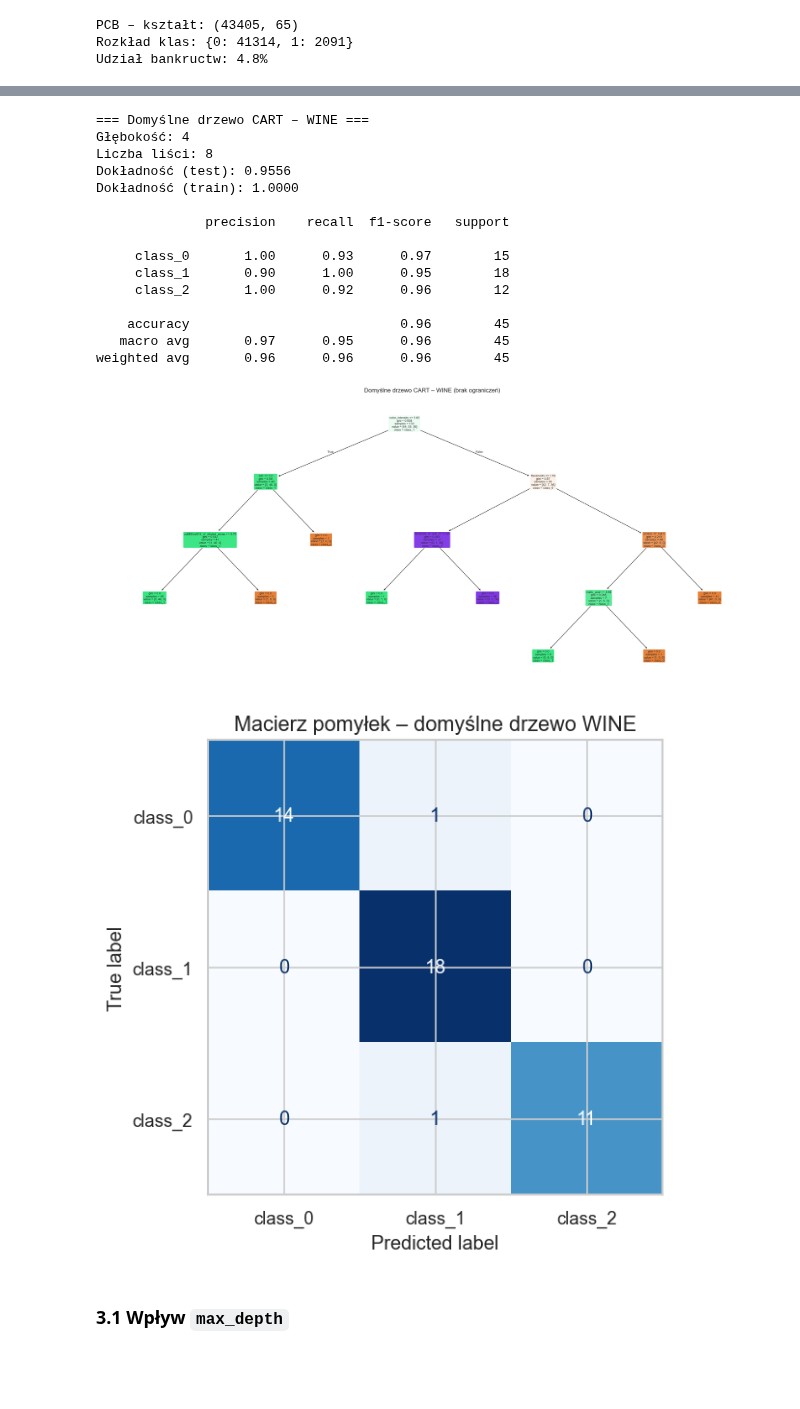
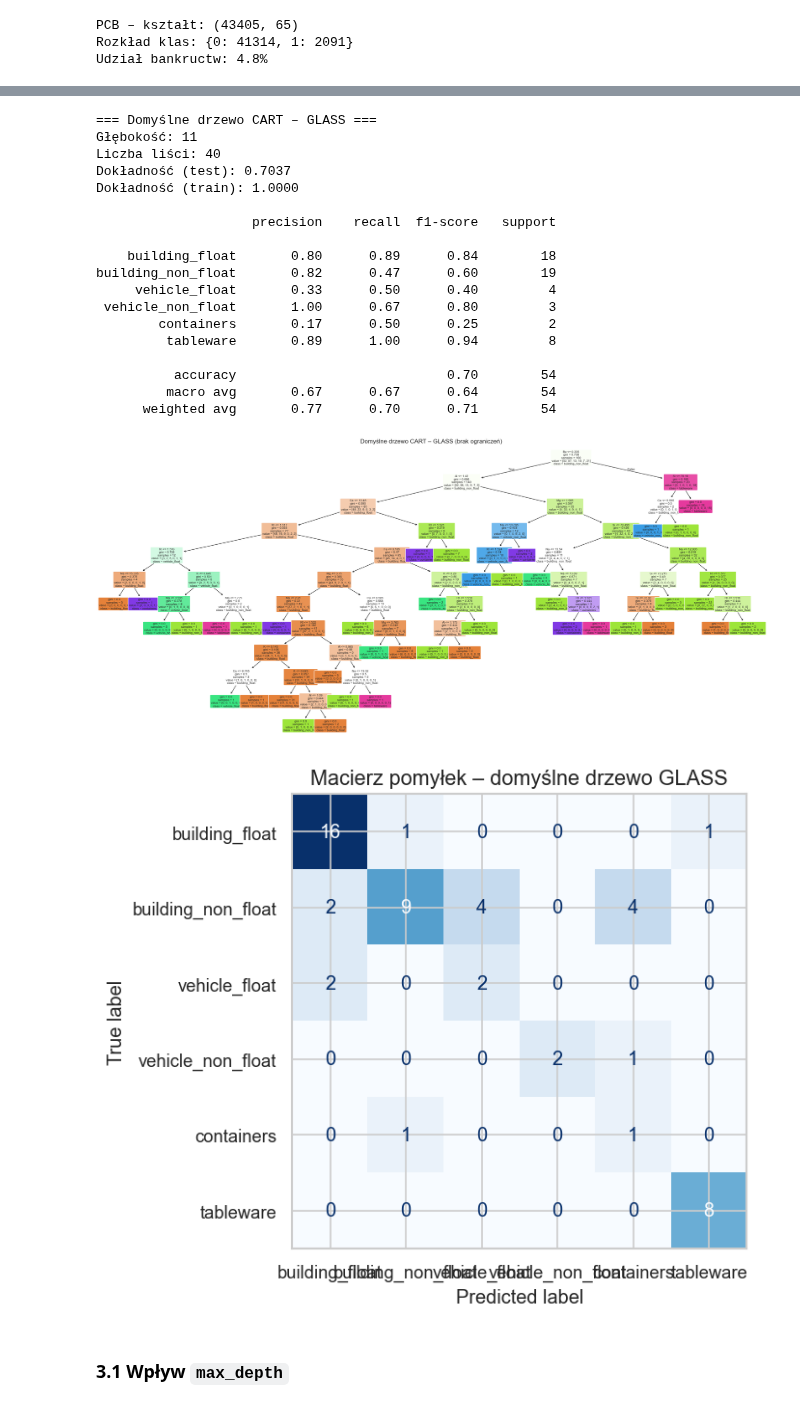
Before and after one commit to jkociecki/machine-learning-pwr, a Jupyter notebook: lab-04/lab3_CART_drzewa_decyzyjne.ipynb, the cells around one changed output, grey strips where cells are left out. Cells and saved outputs as stored; diff of their text form; code cells hidden in the pictures; blank space fills up the shorter version.

```diff
--- a/lab-04/lab3_CART_drzewa_decyzyjne.ipynb
+++ b/lab-04/lab3_CART_drzewa_decyzyjne.ipynb
@@ -72,0 +44,17 @@ Name: count, dtype: int64
+# %%
+from ucimlrepo import fetch_ucirepo
+
+glass_repo = fetch_ucirepo(id=42)
+X_glass = glass_repo.data.features
+y_glass = glass_repo.data.targets.iloc[:, 0].rename('class')
+
+class_names_glass = {
+    1:'building_float', 2:'building_non_float', 3:'vehicle_float',
+    5:'vehicle_non_float', 6:'containers', 7:'tableware'
+}
+target_names_glass = [class_names_glass[k] for k in sorted(y_glass.unique())]
+
+print(f'Kształt danych: {X_glass.shape}')
+print(f'Klasy: {target_names_glass}')
+print(f'Rozkład klas:\n{y_glass.value_counts().sort_index()}')
+X_glass.describe().T
@@ -124,61 +134,64 @@ Udział bankructw: 4.8%
 # %%
 # Podział danych
-X_tr_w, X_te_w, y_tr_w, y_te_w = train_test_split(
-    X_wine, y_wine, test_size=0.25, random_state=42, stratify=y_wine
+X_tr_g, X_te_g, y_tr_g, y_te_g = train_test_split(
+    X_glass, y_glass, test_size=0.25, stratify=y_glass
 )
 
 # Domyślne drzewo
-dt_default = DecisionTreeClassifier(random_state=42)
-dt_default.fit(X_tr_w, y_tr_w)
-y_pred_default = dt_default.predict(X_te_w)
+dt_default = DecisionTreeClassifier()
+dt_default.fit(X_tr_g, y_tr_g)
+y_pred_default = dt_default.predict(X_te_g)
 
-print('=== Domyślne drzewo CART – WINE ===')
+print('=== Domyślne drzewo CART – GLASS ===')
 print(f'Głębokość: {dt_default.get_depth()}')
 print(f'Liczba liści: {dt_default.get_n_leaves()}')
-print(f'Dokładność (test): {accuracy_score(y_te_w, y_pred_default):.4f}')
-print(f'Dokładność (train): {accuracy_score(y_tr_w, dt_default.predict(X_tr_w)):.4f}')
+print(f'Dokładność (test): {accuracy_score(y_te_g, y_pred_default):.4f}')
+print(f'Dokładność (train): {accuracy_score(y_tr_g, dt_default.predict(X_tr_g)):.4f}')
 print()
-print(classification_report(y_te_w, y_pred_default,
-                             target_names=wine.target_names))
+print(classification_report(y_te_g, y_pred_default,
+                             target_names=target_names_glass))
 # %% [output]
-=== Domyślne drzewo CART – WINE ===
-Głębokość: 4
-Liczba liści: 8
-Dokładność (test): 0.9556
+=== Domyślne drzewo CART – GLASS ===
+Głębokość: 11
+Liczba liści: 40
+Dokładność (test): 0.7037
 Dokładność (train): 1.0000
 
-              precision    recall  f1-score   support
+                    precision    recall  f1-score   support
 
-     class_0       1.00      0.93      0.97        15
-     class_1       0.90      1.00      0.95        18
-     class_2       1.00      0.92      0.96        12
+    building_float       0.80      0.89      0.84        18
+building_non_float       0.82      0.47      0.60        19
+     vehicle_float       0.33      0.50      0.40         4
+ vehicle_non_float       1.00      0.67      0.80         3
+        containers       0.17      0.50      0.25         2
+         tableware       0.89      1.00      0.94         8
 
-    accuracy                           0.96        45
-   macro avg       0.97      0.95      0.96        45
-weighted avg       0.96      0.96      0.96        45
+          accuracy                           0.70        54
+         macro avg       0.67      0.67      0.64        54
+      weighted avg       0.77      0.70      0.71        54
 # %%
 fig, ax = plt.subplots(figsize=(22, 10))
 plot_tree(dt_default, ax=ax,
-          feature_names=wine.feature_names,
-          class_names=wine.target_names,
+          feature_names=X_glass.columns.tolist(),
+          class_names=target_names_glass,
           filled=True, rounded=True,
           impurity=True, fontsize=7)
-ax.set_title('Domyślne drzewo CART – WINE (brak ograniczeń)', fontsize=14)
+ax.set_title('Domyślne drzewo CART – GLASS (brak ograniczeń)', fontsize=14)
 plt.tight_layout()
 plt.show()
 # %% [output]
-[figure, old version]
+[figure, new version]
 # %%
 fig, ax = plt.subplots(figsize=(6, 5))
-cm = confusion_matrix(y_te_w, y_pred_default)
+cm = confusion_matrix(y_te_g, y_pred_default)
 disp = ConfusionMatrixDisplay(confusion_matrix=cm,
-                               display_labels=wine.target_names)
+                               display_labels=target_names_glass)
 disp.plot(ax=ax, colorbar=False, cmap='Blues')
-ax.set_title('Macierz pomyłek – domyślne drzewo WINE', fontsize=13)
+ax.set_title('Macierz pomyłek – domyślne drzewo GLASS', fontsize=13)
 plt.tight_layout()
 plt.show()
 # %% [output]
-[figure, old version]
+[figure, new version]
 # %% [markdown]
 ### 3.1 Wpływ `max_depth`
 # %%
```
Also changed, not shown: parts of 34 cells of this notebook, 1 other file.
